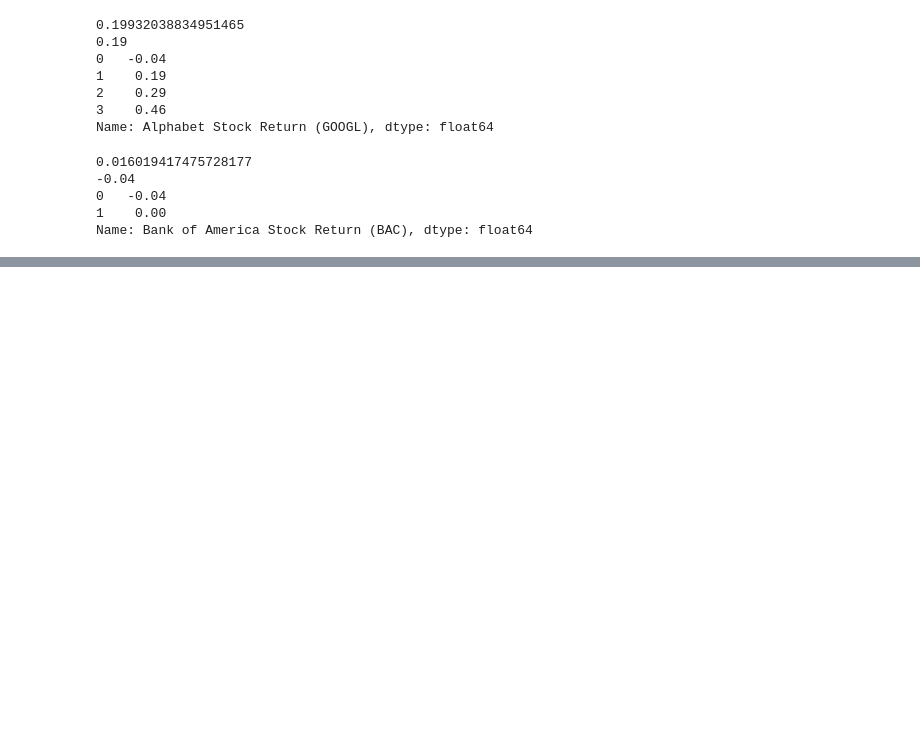
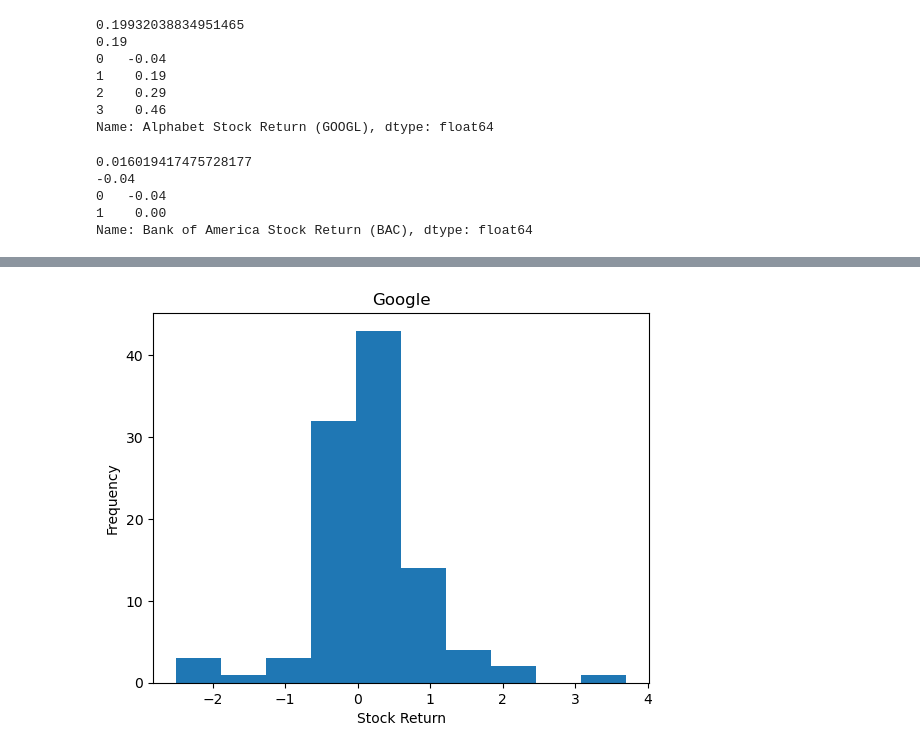
Before and after one commit to Sua95/textworks_stats, a Jupyter notebook: Untitled.ipynb, the cells around one changed output, grey strips where cells are left out. Saved outputs shown, nothing was run; the diff lists cells and outputs as text; code cells hidden in the pictures; blank space fills up the shorter version.

```diff
--- a/Untitled.ipynb
+++ b/Untitled.ipynb
@@ -64,0 +75,8 @@ Name: Bank of America Stock Return (BAC), dtype: float64
+# %%
+plt.hist(df['Alphabet Stock Return (GOOGL)'], bins=10)
+plt.xlabel('Stock Return')
+plt.ylabel('Frequency')
+plt.title('Google')
+plt.show()
+# %% [output]
+[figure, added]
```
Also changed, not shown: parts of 11 cells of this notebook.
